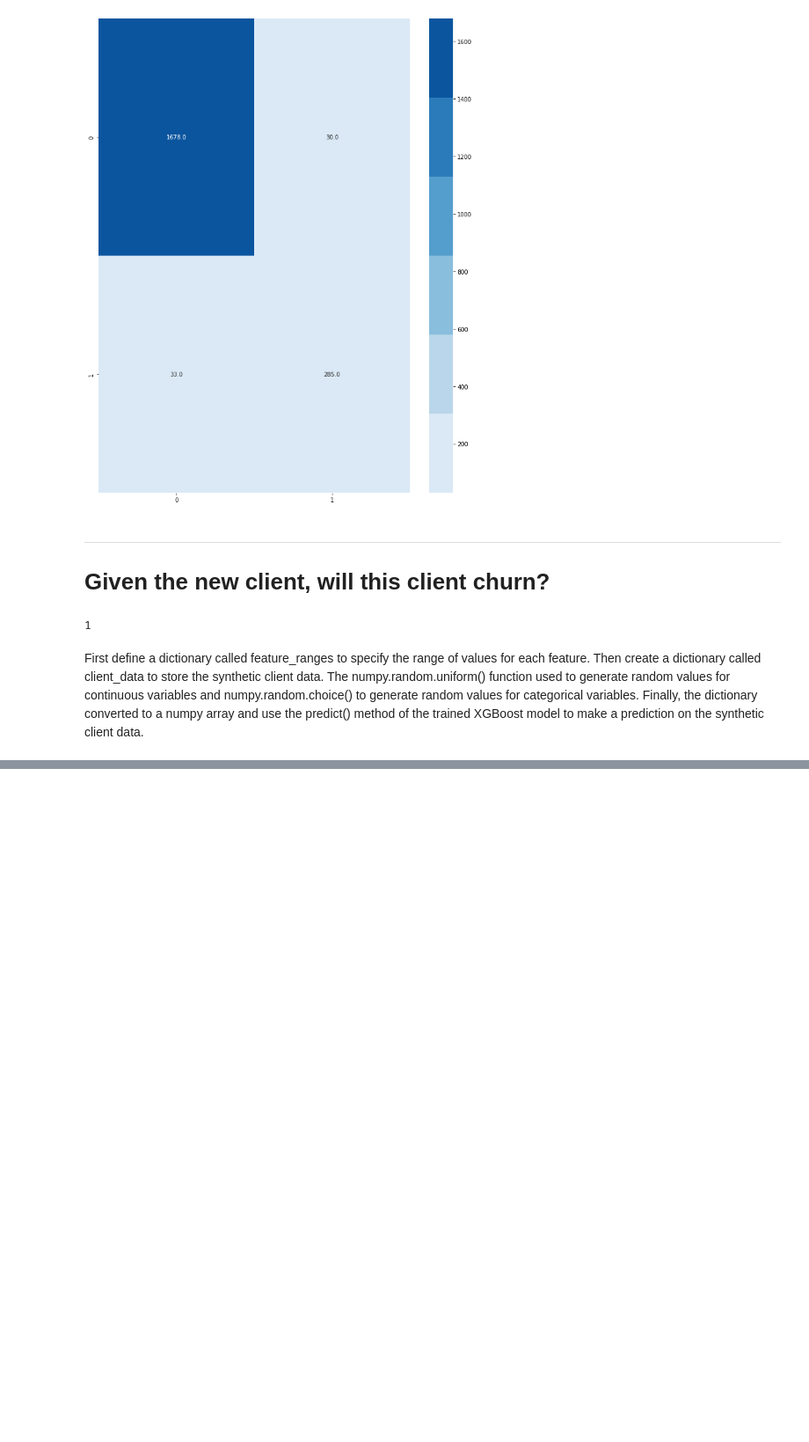
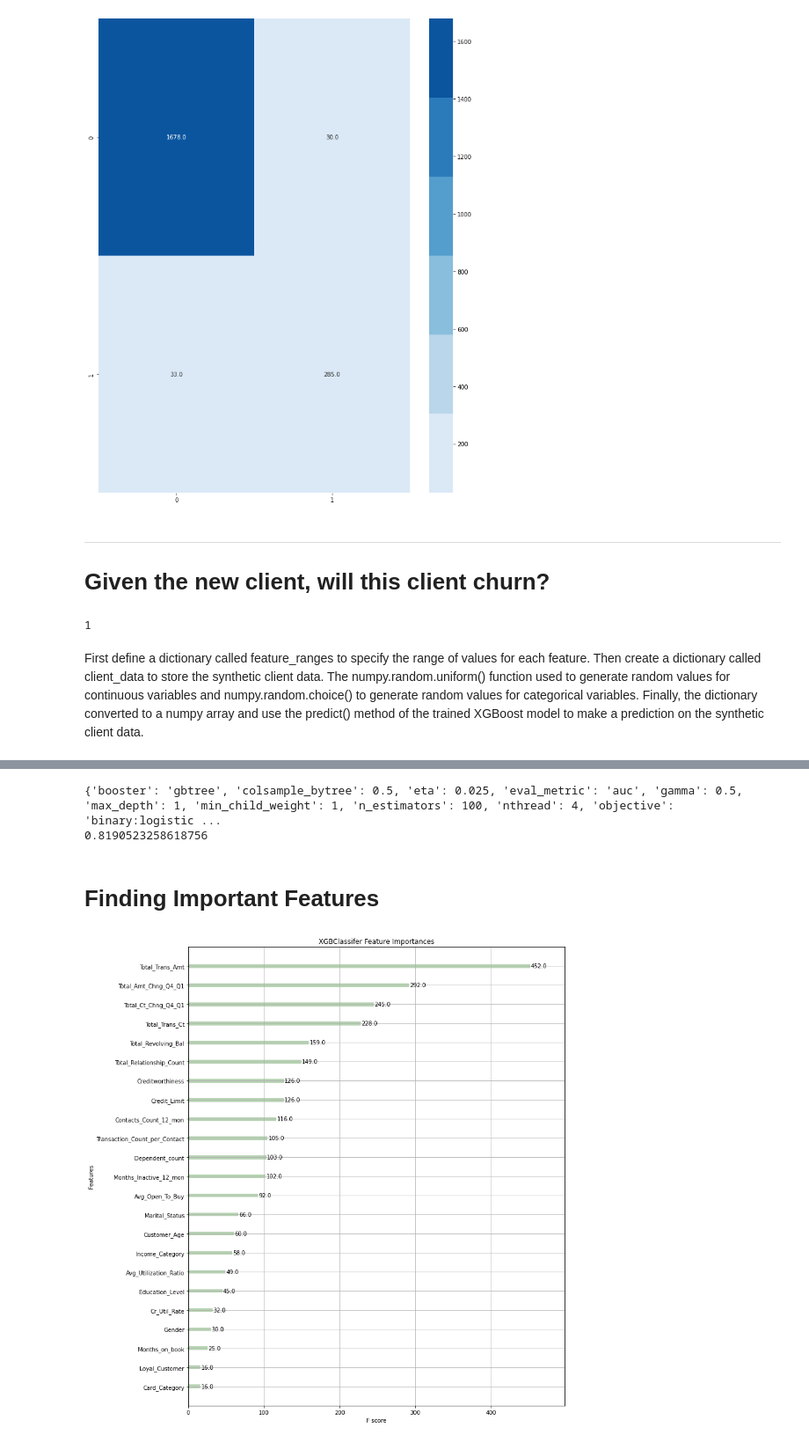
Before and after one commit to melisnv/churn-ml-capstone-project, a Jupyter notebook: machine_learning_modeling.ipynb, the cells around one changed output, grey strips where cells are left out. Shown at 88% size. Cells and saved outputs as stored; diff of their text form; code cells hidden in the pictures; blank space fills up the shorter version.

```diff
--- a/machine_learning_modeling.ipynb
+++ b/machine_learning_modeling.ipynb
@@ -216,0 +323,21 @@ clients
+# %%
+print(grid_search.best_params_)
+print(grid_search.best_score_)
+# %% [output]
+{'booster': 'gbtree', 'colsample_bytree': 0.5, 'eta': 0.025, 'eval_metric': 'auc', 'gamma': 0.5, 'max_depth': 1, 'min_child_weight': 1, 'n_estimators': 100, 'nthread': 4, 'objective': 'binary:logistic ...
+0.8190523258618756
+# %% [markdown]
+# Finding Important Features
+# %%
+# https://stackoverflow.com/questions/40664776/how-to-change-size-of-plot-in-xgboost-plot-importance
+# Train the model
+xgbmodel = xgb.XGBClassifier()
+xgbmodel.fit(X_train, y_train)
+
+# Plot feature importances
+fig, ax = plt.subplots(figsize=(12, 15))
+plot_importance(xgbmodel, ax=ax, color='#b7d3b3')
+plt.title("XGBClassifer Feature Importances");
+plt.show();
+# %% [output]
+[figure, added]
```
Also changed, not shown: parts of 10 cells of this notebook, 1 other file.
